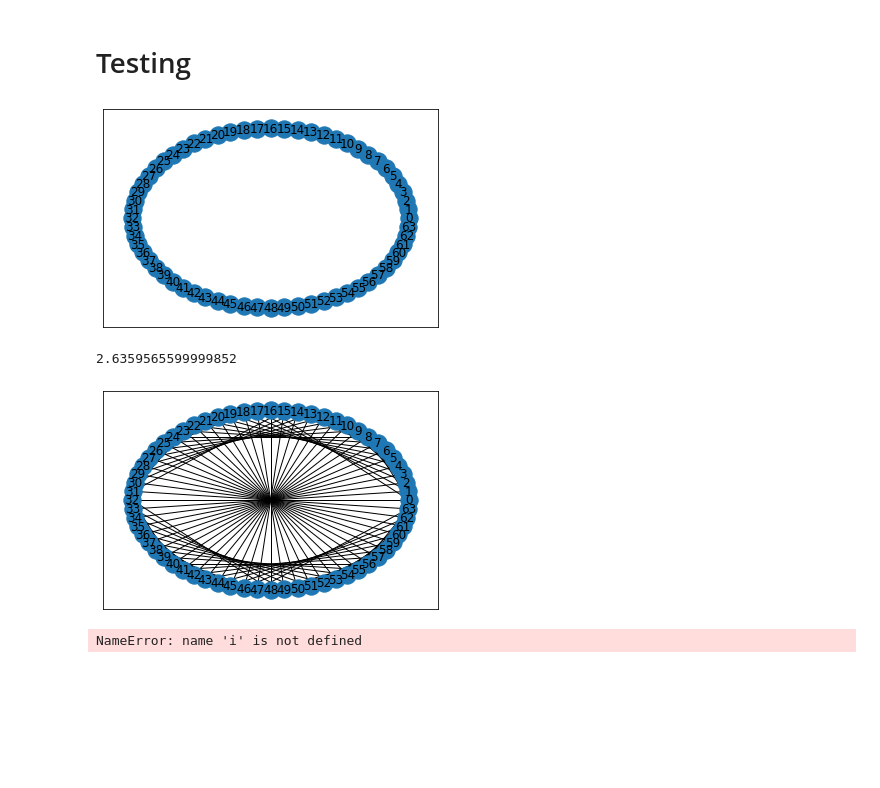
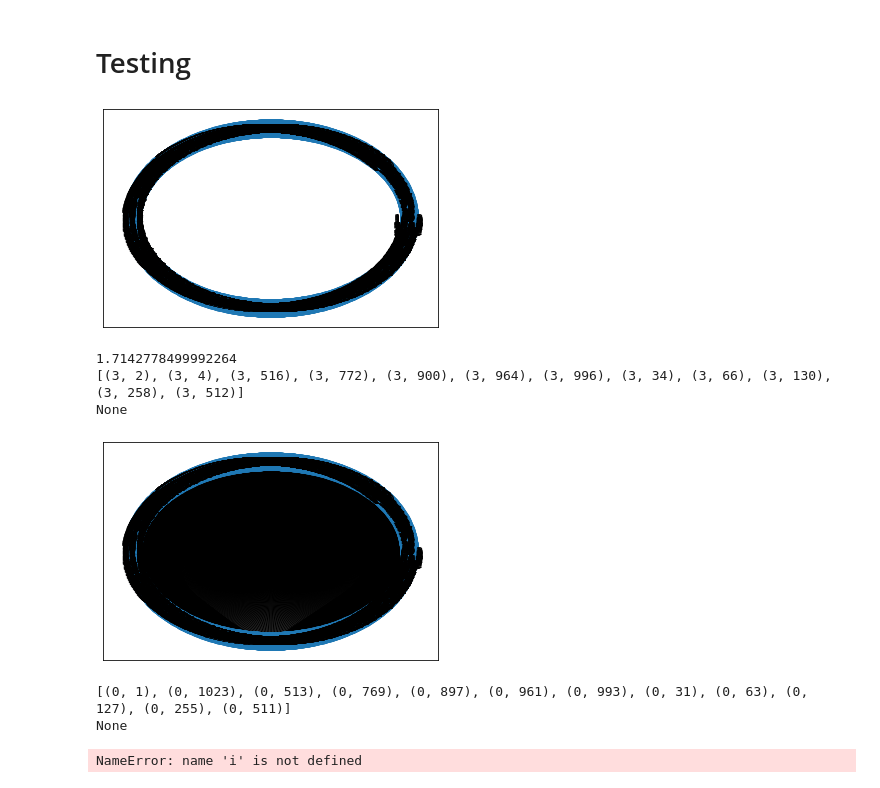
Before and after one commit to inet-tub/demand_aware_chord, a Jupyter notebook: binary_search.ipynb, the cells around one changed output. Cells and saved outputs as stored; diff of their text form; code cells hidden in the pictures; blank space fills up the shorter version.

Commit message:
implemented demand aware binary search

```diff
--- a/binary_search.ipynb
+++ b/binary_search.ipynb
@@ -41,7 +41,7 @@ def construct_binary_search(G):
     return G
 
 
-def construct_demand_aware_binary_search(G,demandMatrix):
+def construct_demand_aware_binary_search2(G,demandMatrix):
     """Constructs edges in a ring graph, to enable demand aware binary search"""
     copyDemandMatrix = demandMatrix
 
@@ -79,25 +79,66 @@ def construct_demand_aware_binary_search(G,demandMatrix):
 
                 G.add_edge(i,lastEdge)
     return G
+
+
+def helper(G,D,v,nodesfrom_v,counter,lastAddedNode):
+    temp = lastAddedNode
+    nodes = list(G.nodes)
+    demandfrom_v = D
+    if counter >= math.log(len(G.nodes),2):
+        return G
+    if len(nodes) == 1:
+        return G
+    if (len(G.edges(v)) == math.log(len(G.nodes),2)+2):
+        return G
+    temp_demand = 0
+    if counter == 0:
+        nodesfrom_v = nodes[(v+1 % (len(nodes)-1)):]
+        nodesfrom_v += nodes[:(v+1 % (len(nodes)-1))]
+        demandfrom_v = list(D[v][(v+1 % (len(nodes)-1)):])
+        demandfrom_v += list(D[v][:(v+1 % (len(nodes)-1))])
+    for u in nodesfrom_v:
+        if u != v and (len(G.edges(u)) != (math.log(len(G.nodes),2)+2)):
+            if temp_demand >= round(sum(demandfrom_v[lastAddedNode:])/2,8):
+                temp = nodesfrom_v.index(u)
+                G.add_edge(v,u)
+                break
+            else:
+                temp = nodesfrom_v.index(u)
+                temp_demand += demandfrom_v[temp]
+    counter += 1
+    helper(G,demandfrom_v[temp:],v,nodesfrom_v[temp:],counter,temp)
+
+def construct_demand_aware_binary_search(G,D):
+    for v in G.nodes:
+        helper(G,D,v,list(G.nodes),0,0)
+    return G
 # %% [markdown]
 # Testing
 # %%
 # Init size for Ring, 2^k
-k = 6
+k = 10
 G = init_ring(2**k)
-D = init_uniformDemand_matrix(G)
+D = init_uniformDemand_matrix_symmetric(G)
 #print(demandMatrix)
 # %% [output]
-[figure, old version]
+[figure, new version]
 # %%
 #D[0][8] = 1
 G = construct_demand_aware_binary_search(G,D)
 pos = nx.circular_layout(G)
 nx.draw_networkx(G,pos=pos,with_labels=True)
-calc_cost(G,D)
+print(calc_cost(G,D))
 # %% [output]
-2.6359565599999852
+1.7142778499992264
+[(3, 2), (3, 4), (3, 516), (3, 772), (3, 900), (3, 964), (3, 996), (3, 34), (3, 66), (3, 130), (3, 258), (3, 512)]
+None
-[figure, old version]
+[figure, new version]
+# %%
+print(print(G.edges(0)))
+# %% [output]
+[(0, 1), (0, 1023), (0, 513), (0, 769), (0, 897), (0, 961), (0, 993), (0, 31), (0, 63), (0, 127), (0, 255), (0, 511)]
+None
 # %%
 print(calc_totalTrafficCost_single_node(i,listOfNodes[1:10],demandMatrix,G))
 # %% [output]
```
Also changed, not shown: 1 other file.
